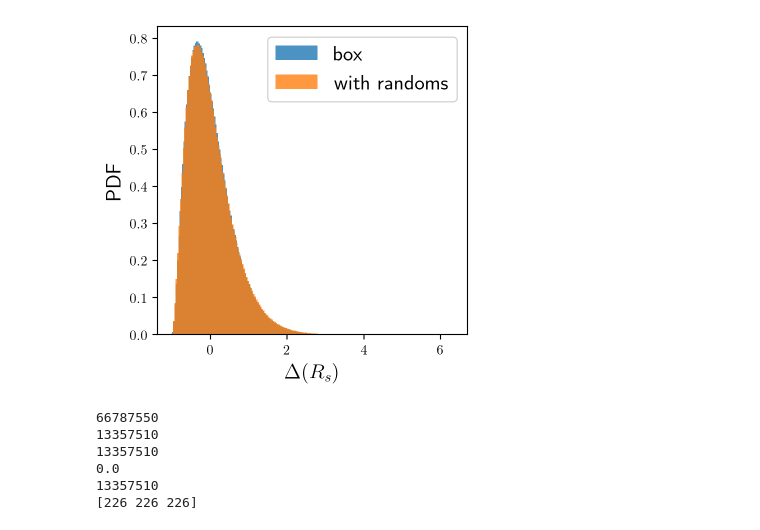
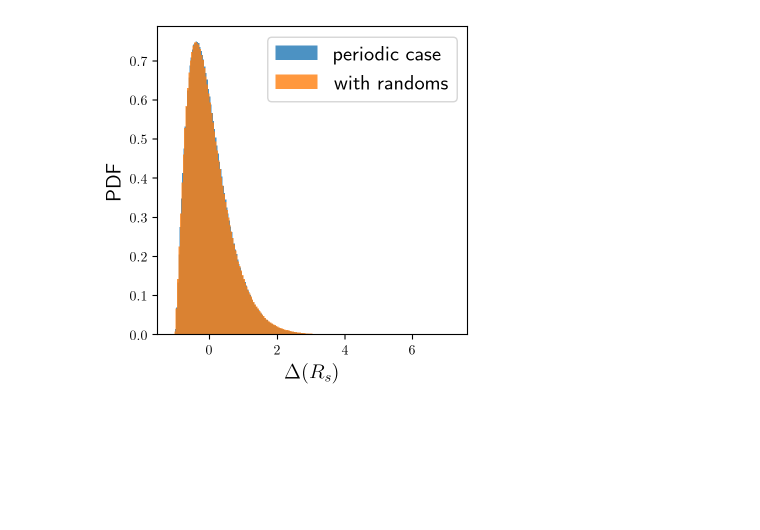
Before and after one commit to epaillas/densitysplit, a Jupyter notebook: nb/examples.ipynb, the cells around one changed output. Saved outputs shown, nothing was run; the diff lists cells and outputs as text; code cells hidden in the pictures; blank space fills up the shorter version.

```diff
--- a/nb/examples.ipynb
+++ b/nb/examples.ipynb
@@ -66,10 +89,9 @@ plt.show()
 %%time
 
 randoms_positions = np.random.uniform(0, boxsize, (10*len(data_positions), 3))
-sampling_positions = np.random.uniform(0, boxsize, (10*len(data_positions), 3))
 
 ds = DensitySplit(data_positions=data_positions, randoms_positions=randoms_positions)
 
 density_wrand = ds.get_density(smooth_radius=smooth_radius, cellsize=cellsize,
-    sampling='randoms', sampling_positions=sampling_positions)
+    sampling='randoms')
 # %% [output]
@@ -78,23 +100,10 @@ Wall time: 13.6 s
 # %%
 fig, ax = plt.subplots(figsize=(4,4))
-ax.hist(density, bins=200, density=True, alpha=0.8, label='box')
+ax.hist(density, bins=200, density=True, alpha=0.8, label='periodic case')
 ax.hist(density_wrand, bins=200, density=True, alpha=0.8, label='with randoms')
 ax.set_xlabel(r'$\Delta(R_s)$', fontsize=15)
 ax.set_ylabel('PDF', fontsize=15)
 ax.legend(fontsize=15)
 plt.show()
-
-print(len(data_positions)*50)
-print(len(randoms_positions))
-print(len(density_wrand))
-print(np.sum(np.isnan(density_wrand))/ np.sum(~np.isnan(density_wrand)))
-print(np.sum(~np.isnan(density_wrand)))
-print(ds.mesh.nmesh)
 # %% [output]
-[figure, old version]
+[figure, new version]
-66787550
-13357510
-13357510
-0.0
-13357510
-[226 226 226]
```
Also changed, not shown: parts of 15 cells of this notebook, 5 other files.
